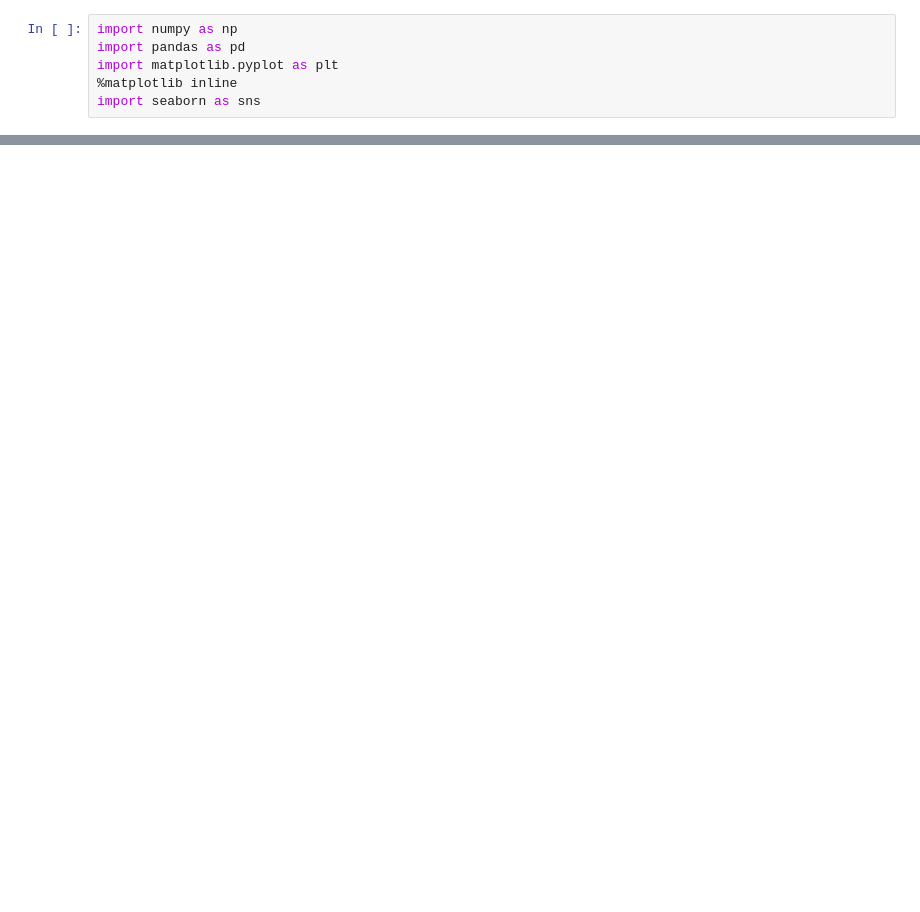
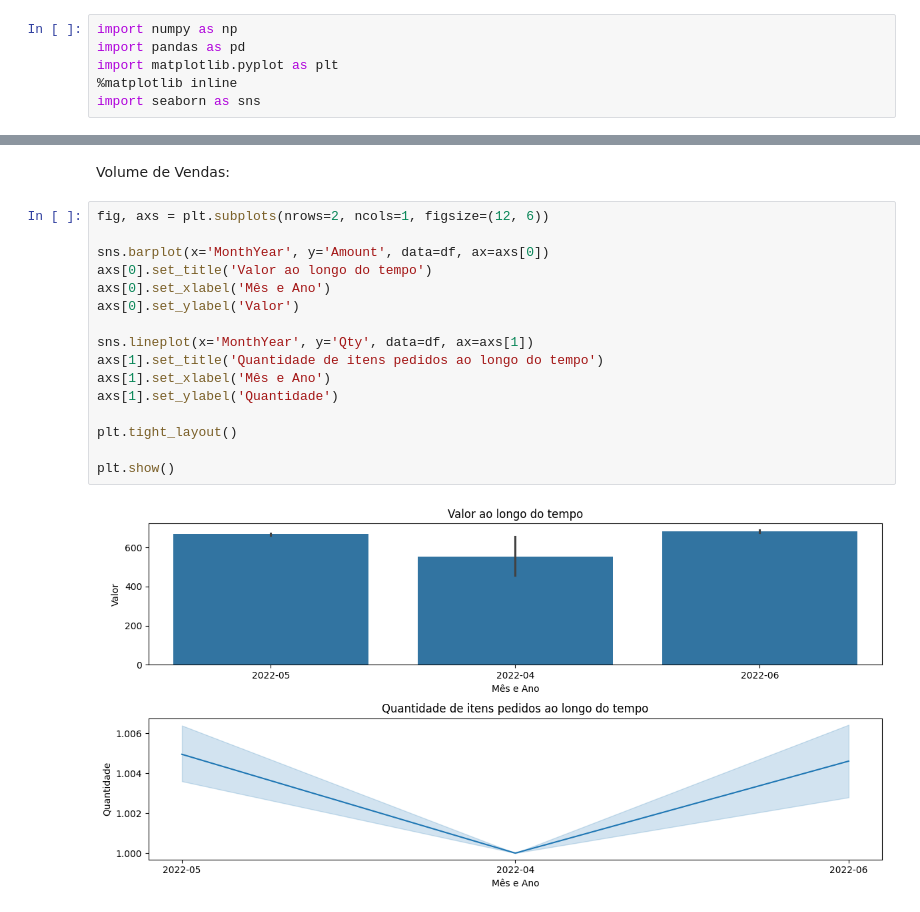
Before and after one commit to MatheusBacetic/DataAnalysis, a Jupyter notebook: dados.ipynb, the cells around one changed output, grey strips where cells are left out. Drawn from its saved outputs; the diff is of its cells as text; blank space fills up the shorter version.

```diff
--- a/dados.ipynb
+++ b/dados.ipynb
@@ -45,0 +78,20 @@ plt.show()
+# %% [markdown]
+Volume de Vendas:
+# %%
+fig, axs = plt.subplots(nrows=2, ncols=1, figsize=(12, 6))
+
+sns.barplot(x='MonthYear', y='Amount', data=df, ax=axs[0])
+axs[0].set_title('Valor ao longo do tempo')
+axs[0].set_xlabel('Mês e Ano')
+axs[0].set_ylabel('Valor')
+
+sns.lineplot(x='MonthYear', y='Qty', data=df, ax=axs[1])
+axs[1].set_title('Quantidade de itens pedidos ao longo do tempo')
+axs[1].set_xlabel('Mês e Ano')
+axs[1].set_ylabel('Quantidade')
+
+plt.tight_layout()
+
+plt.show()
+# %% [output]
+[figure, added]
```
Also changed, not shown: parts of 15 cells of this notebook, 1 other file.
